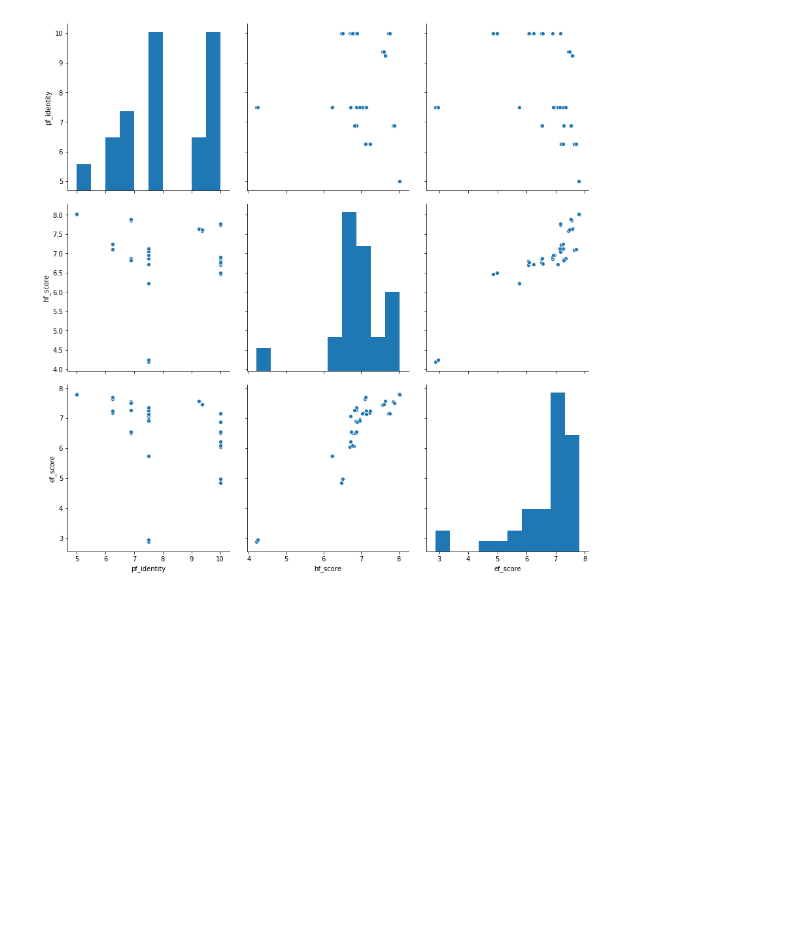
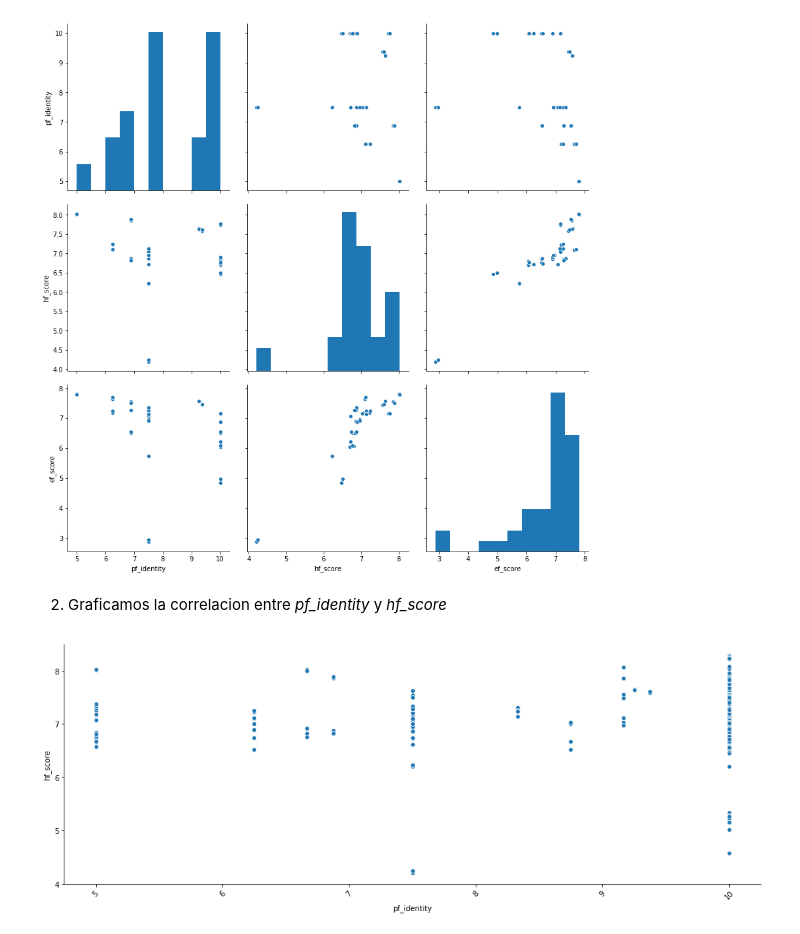
Before and after one commit to manquius/diplodatos_ayv, a Jupyter notebook: 02_practico_Fernando.ipynb, the cells around one changed output. Saved outputs shown, nothing was run; the diff lists cells and outputs as text; code cells hidden in the pictures; blank space fills up the shorter version.

```diff
--- a/02_practico_Fernando.ipynb
+++ b/02_practico_Fernando.ipynb
@@ -389,3 +389,12 @@ seaborn.pairplot(data=latam_dataset.dropna(), vars=['pf_identity', 'hf_score', '
 seaborn.despine()
 # %% [output]
 [figure]
+# %% [markdown]
+2. Graficamos la correlacion entre *pf_identity* y *hf_score*
+# %%
+plt.figure(figsize=(17,6))
+seaborn.scatterplot(data=latam_dataset,x='pf_identity',y='hf_score')
+plt.xticks(rotation=45)
+seaborn.despine()
+# %% [output]
+[figure, added]
```
Also changed, not shown: parts of 3 cells of this notebook.
